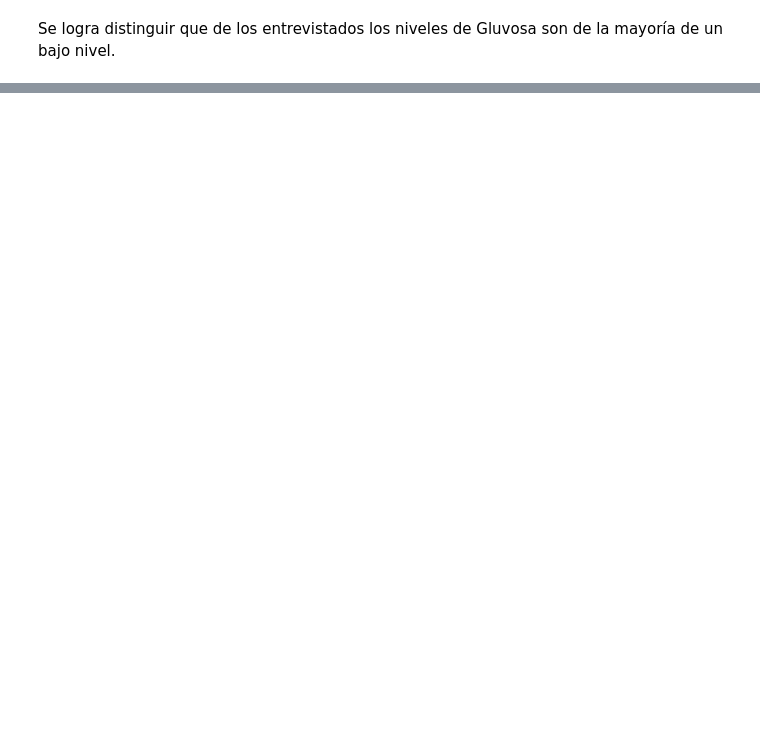
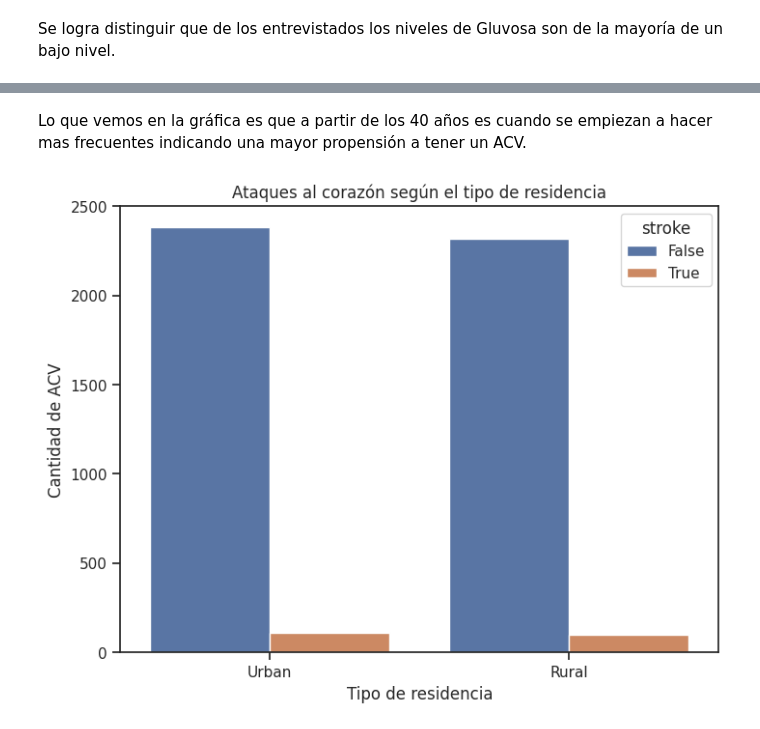
Before and after one commit to JavierArdans/2-Entrega-DataScience-CoderHouse, a Jupyter notebook: Storytelling_0_1_ACV.ipynb, the cells around one changed output, grey strips where cells are left out. Saved outputs shown, nothing was run; the diff lists cells and outputs as text; code cells hidden in the pictures; blank space fills up the shorter version.

```diff
--- a/Storytelling_0_1_ACV.ipynb
+++ b/Storytelling_0_1_ACV.ipynb
@@ -169,0 +273,18 @@ Se logra distinguir que de los entrevistados los niveles de Gluvosa son de la ma
+# %% [markdown]
+Lo que vemos en la gráfica es que a partir de los 40 años es cuando se empiezan a hacer mas frecuentes indicando una mayor propensión a tener un ACV.
+# %%
+# Crear el gráfico de barras
+plt.figure(figsize=(8, 6))  # Tamaño de la figura
+
+# Plot de barras
+sns.countplot(x='Residence_type', hue='stroke', data=acv)
+
+# Personalizar los ejes y el título del gráfico
+plt.xlabel('Tipo de residencia')
+plt.ylabel('Cantidad de ACV')
+plt.title('Ataques al corazón según el tipo de residencia')
+
+# Mostrar el gráfico
+plt.show()
+# %% [output]
+[figure, added]
```
Also changed, not shown: parts of 17 cells of this notebook.
